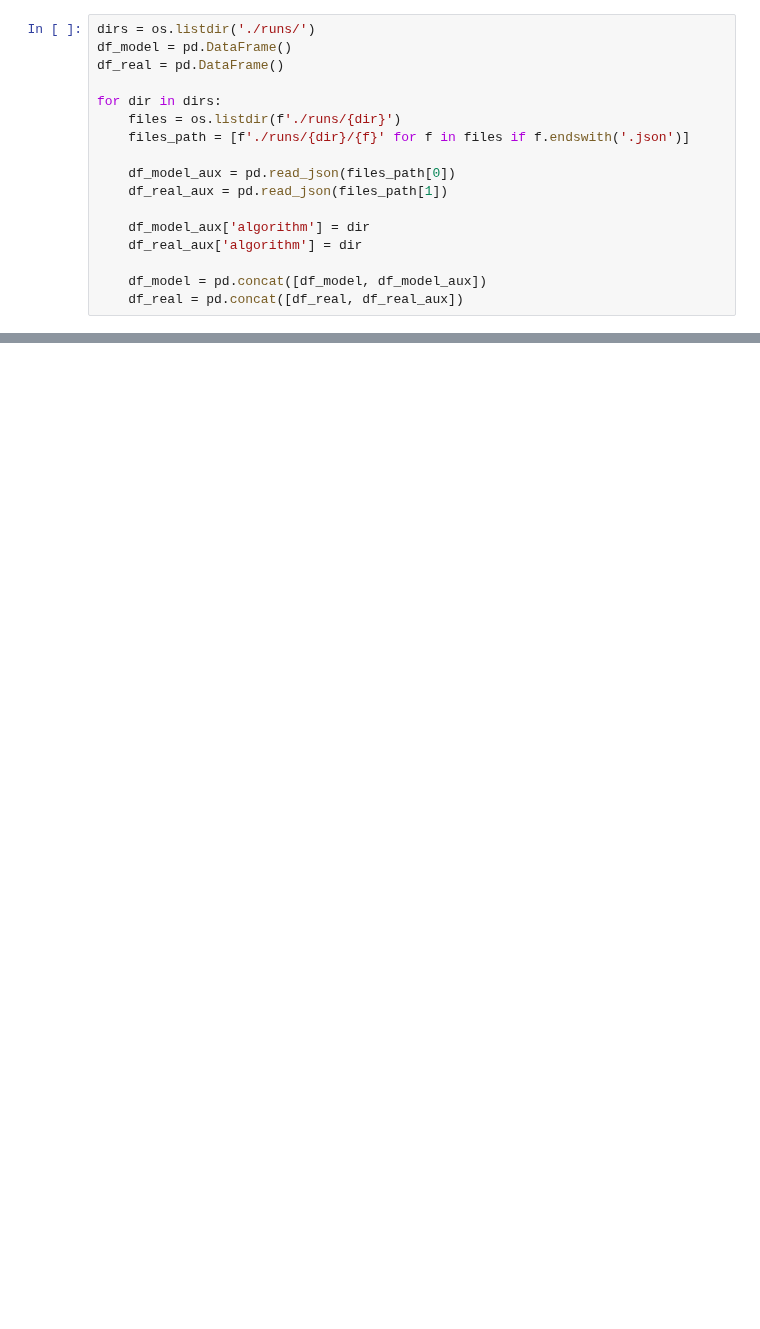
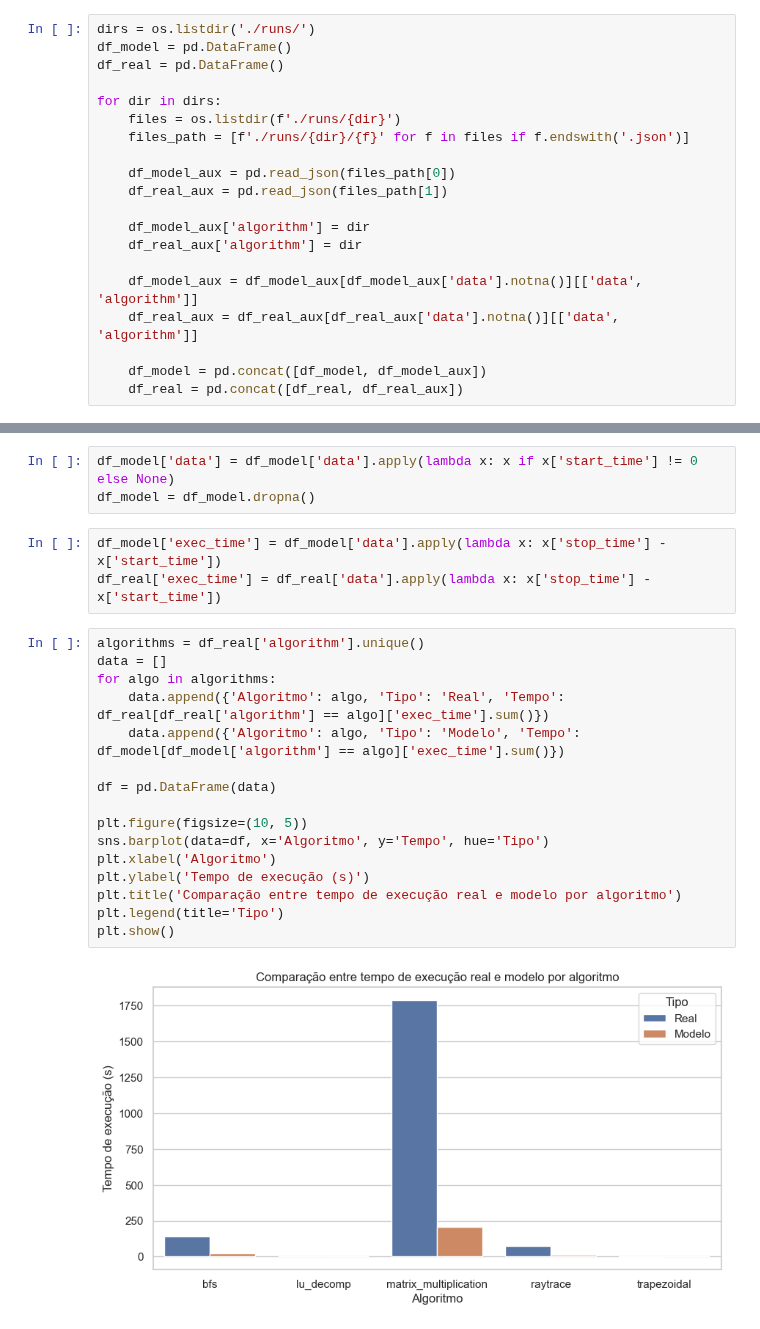
Before and after one commit to matheusslr/pascal-model-tcc, a Jupyter notebook: results_visualization.ipynb, the cells around one changed output, grey strips where cells are left out. Drawn from its saved outputs; the diff is of its cells as text; blank space fills up the shorter version.

Commit message:
feat: adicionando gráfico de estimativa do modelo x tempo real

```diff
--- a/results_visualization.ipynb
+++ b/results_visualization.ipynb
@@ -16,5 +19,8 @@ for dir in dirs:
     df_model_aux['algorithm'] = dir
     df_real_aux['algorithm'] = dir
 
+    df_model_aux = df_model_aux[df_model_aux['data'].notna()][['data', 'algorithm']]
+    df_real_aux = df_real_aux[df_real_aux['data'].notna()][['data', 'algorithm']]
+
     df_model = pd.concat([df_model, df_model_aux])
     df_real = pd.concat([df_real, df_real_aux])
@@ -39,0 +48,24 @@ Index(['1;0;1', '1;0;2', '1;0;3', '1;0;4', '1;0;5', '1;0;6', '1;0;7', '1;0;8',
+# %%
+df_model['data'] = df_model['data'].apply(lambda x: x if x['start_time'] != 0 else None)
+df_model = df_model.dropna()
+# %%
+df_model['exec_time'] = df_model['data'].apply(lambda x: x['stop_time'] - x['start_time'])
+df_real['exec_time'] = df_real['data'].apply(lambda x: x['stop_time'] - x['start_time'])
+# %%
+algorithms = df_real['algorithm'].unique()
+data = []
+for algo in algorithms:
+    data.append({'Algoritmo': algo, 'Tipo': 'Real', 'Tempo': df_real[df_real['algorithm'] == algo]['exec_time'].sum()})
+    data.append({'Algoritmo': algo, 'Tipo': 'Modelo', 'Tempo': df_model[df_model['algorithm'] == algo]['exec_time'].sum()})
+
+df = pd.DataFrame(data)
+
+plt.figure(figsize=(10, 5))
+sns.barplot(data=df, x='Algoritmo', y='Tempo', hue='Tipo')
+plt.xlabel('Algoritmo')
+plt.ylabel('Tempo de execução (s)')
+plt.title('Comparação entre tempo de execução real e modelo por algoritmo')
+plt.legend(title='Tipo')
+plt.show()
+# %% [output]
+[figure, added]
```
Also changed, not shown: parts of 5 cells of this notebook.
